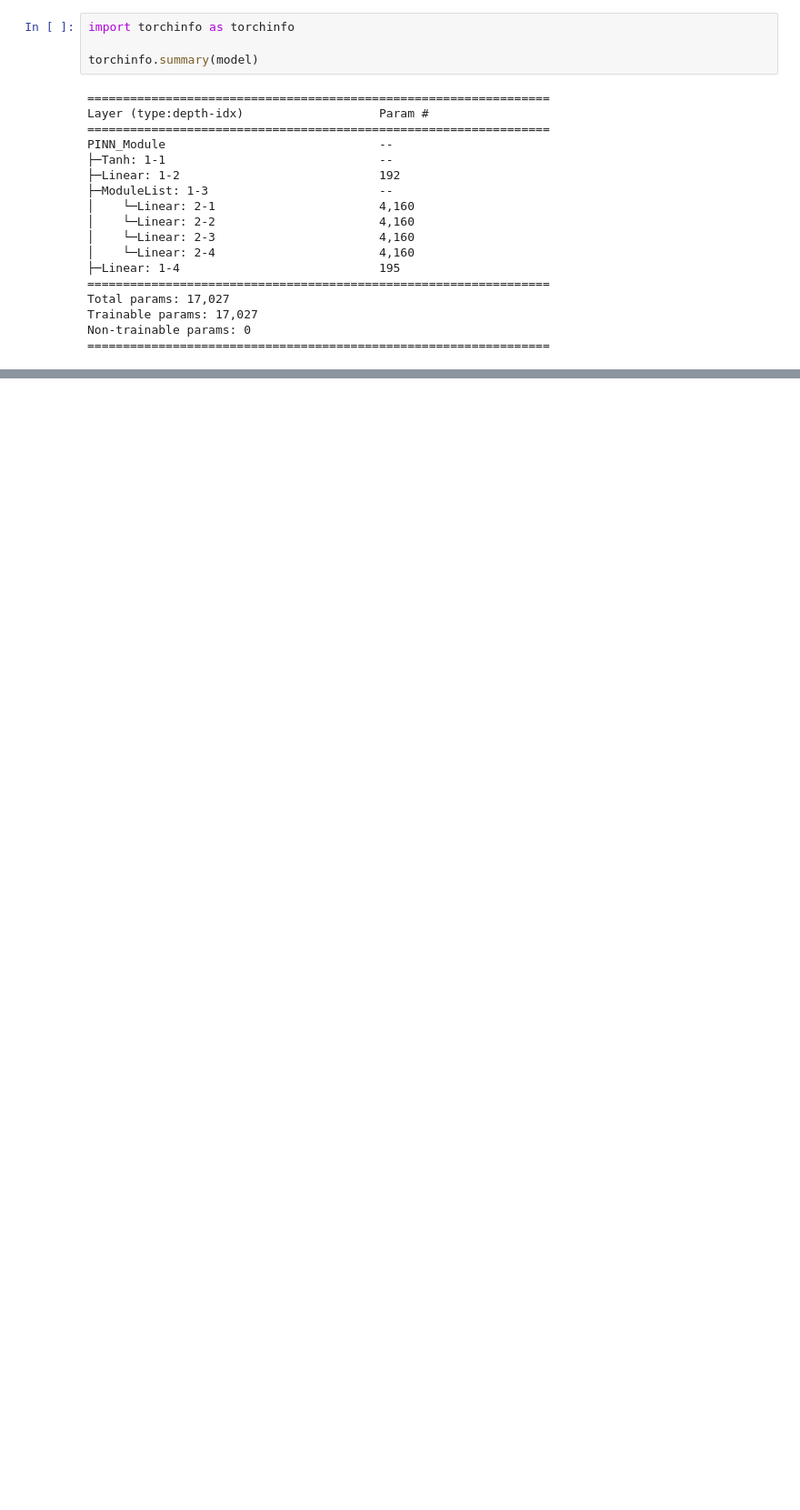
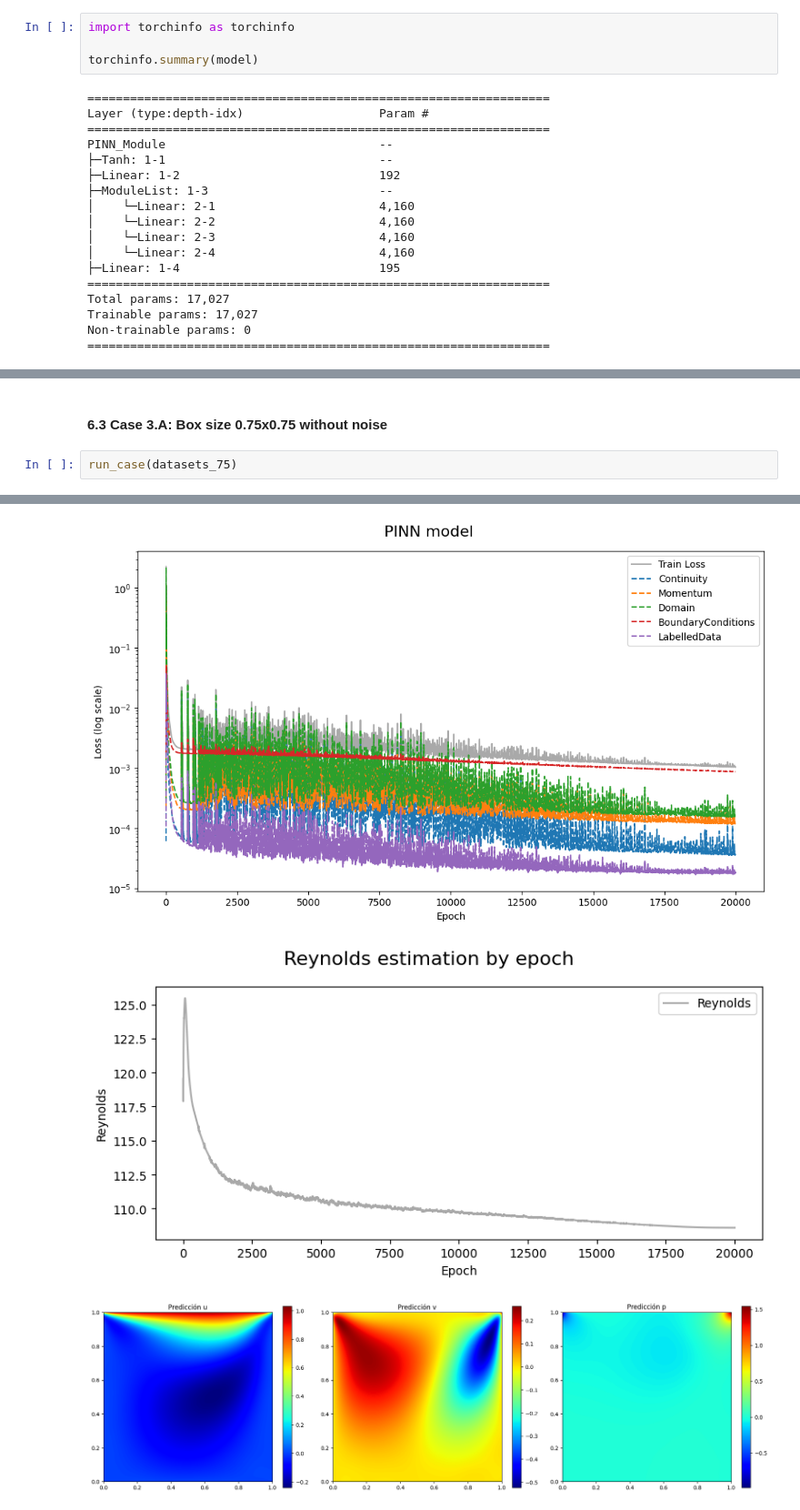
Before and after one commit to bdesia/ceia-pinn, a Jupyter notebook: tp1/ceia_tp4.ipynb, the cells around one changed output, grey strips where cells are left out. Shown at 91% size. Saved outputs shown, nothing was run; the diff lists cells and outputs as text; blank space fills up the shorter version.

```diff
--- a/tp1/ceia_tp4.ipynb
+++ b/tp1/ceia_tp4.ipynb
@@ -881,0 +1014,5 @@ ReLUperformsreallybad
+# %% [markdown]
+#### 6.3 Case 3.A: Box size 0.75x0.75 without noise
+# %%
+run_case(datasets_75)
+# %% [output]
@@ -881,0 +1036,3 @@ ReLUperformsreallybad
+[figure, added]
+[figure, added]
+[figure, added]
```
Also changed, not shown: parts of 48 cells of this notebook.
